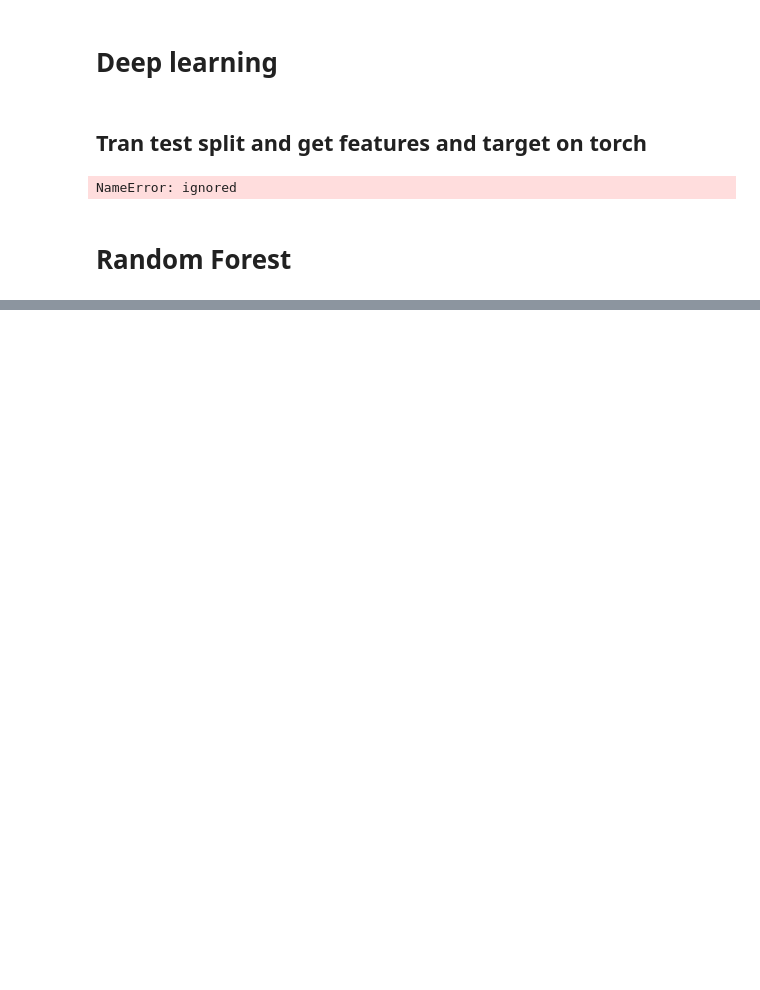
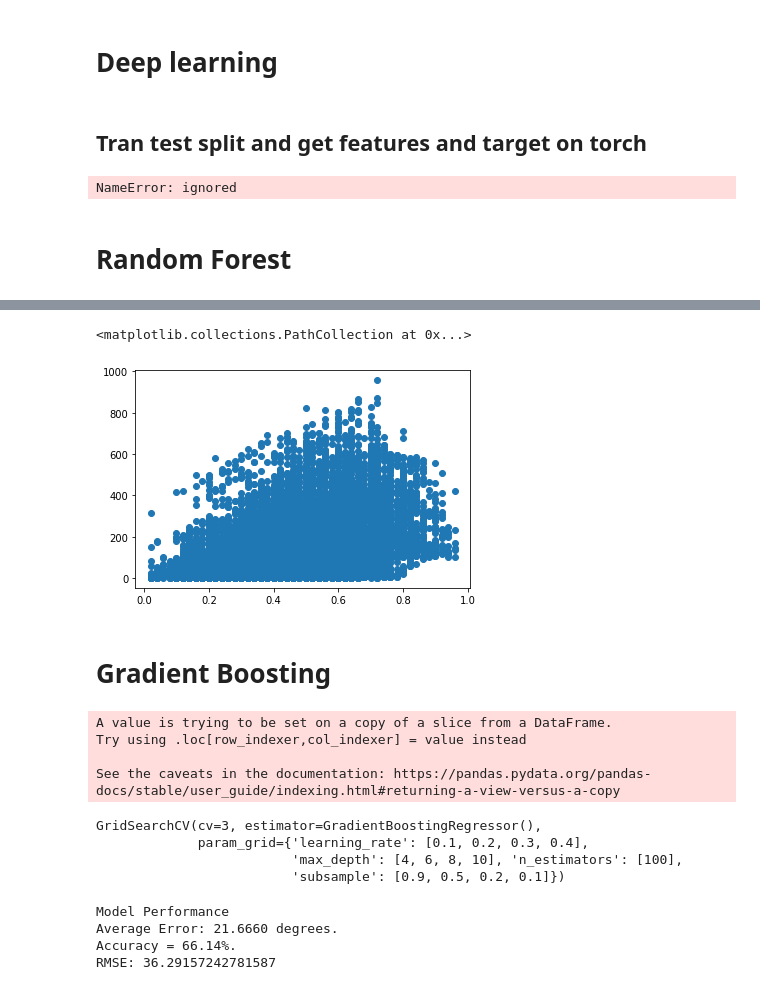
Before and after one commit to hackcheek/rented-bike-prediction, a Jupyter notebook: datathon.ipynb, the cells around one changed output, grey strips where cells are left out. Drawn from its saved outputs; the diff is of its cells as text; code cells hidden in the pictures; blank space fills up the shorter version.

```diff
--- a/datathon.ipynb
+++ b/datathon.ipynb
@@ -224,0 +599,4 @@ deploy(best_rf)
+# %%
+_X = E_data_train['temp']
+_y = E_data_train.iloc[:, -1]
+_X
@@ -224,0 +616,28 @@ deploy(best_rf)
+# %%
+import matplotlib.pyplot as plt
+plt.scatter(_X, _y)
+# %% [output]
+<matplotlib.collections.PathCollection at 0x...>
+[figure, added]
+# %% [markdown]
+# Gradient Boosting
+# %%
+X = data_train.drop(['cnt'], axis=1)
+y = data_train['cnt']
+
+pred_to_column = model.predict(X)
+pred_to_column_test = model.predict(data_test)
+
+X['pred'] = pred_to_column
+data_test['pred'] = pred_to_column_test
+
+
+X_train, X_test, y_train, y_test = train_test_split(X, y, test_size=0.2)
+
+features = X_train
+target = y_train
+# %% [output]
+A value is trying to be set on a copy of a slice from a DataFrame.
+Try using .loc[row_indexer,col_indexer] = value instead
+
+See the caveats in the documentation: https://pandas.pydata.org/pandas-docs/stable/user_guide/indexing.html#returning-a-view-versus-a-copy
@@ -224,0 +659,17 @@ deploy(best_rf)
+# %%
+grid_GB.fit(features, target)
+# %% [output]
+GridSearchCV(cv=3, estimator=GradientBoostingRegressor(),
+             param_grid={'learning_rate': [0.1, 0.2, 0.3, 0.4],
+                         'max_depth': [4, 6, 8, 10], 'n_estimators': [100],
+                         'subsample': [0.9, 0.5, 0.2, 0.1]})
+# %%
+best_GB = grid_GB.best_estimator_
+
+evaluate(best_GB, X_test, y_test)
+deploy(best_GB)
+# %% [output]
+Model Performance
+Average Error: 21.6660 degrees.
+Accuracy = 66.14%.
+RMSE: 36.29157242781587
```
Also changed, not shown: parts of 101 cells of this notebook.
